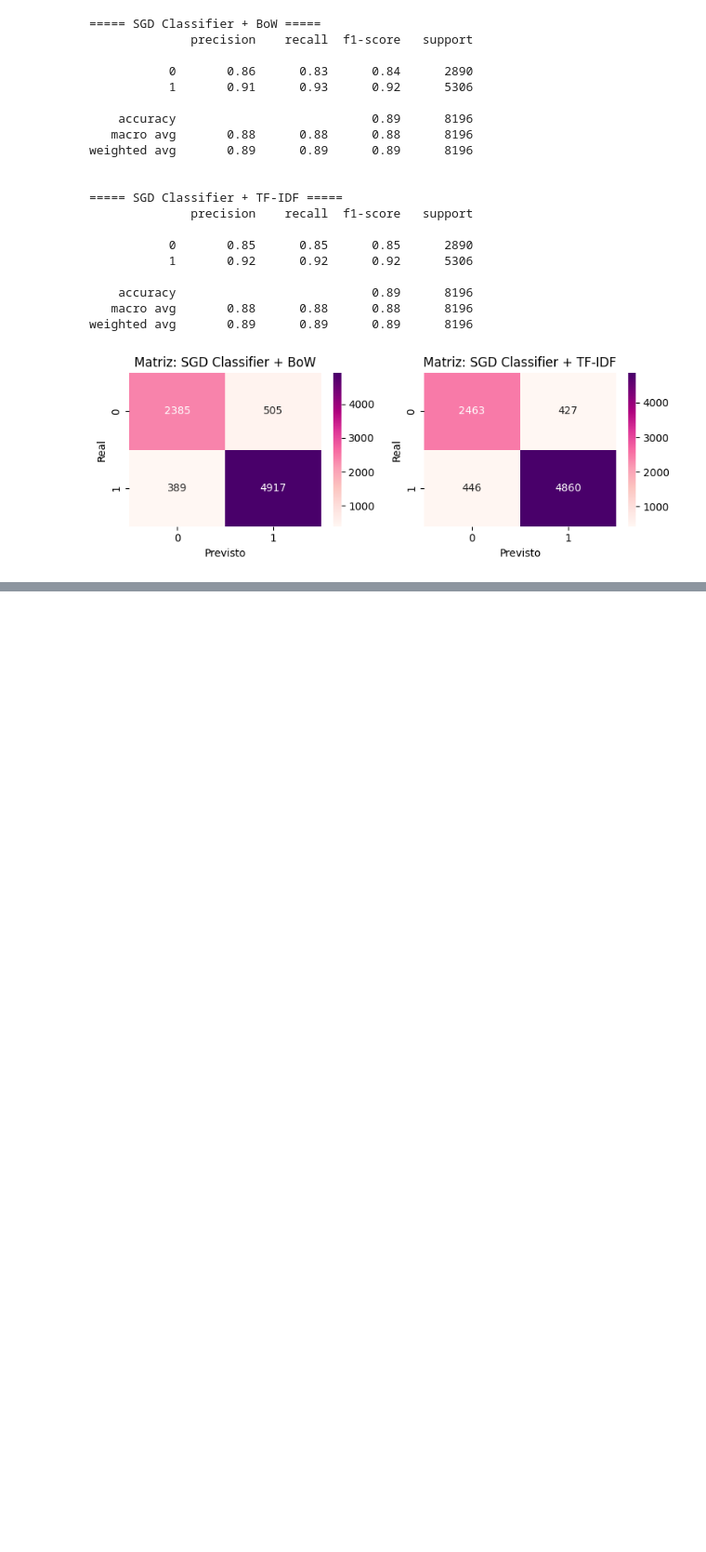
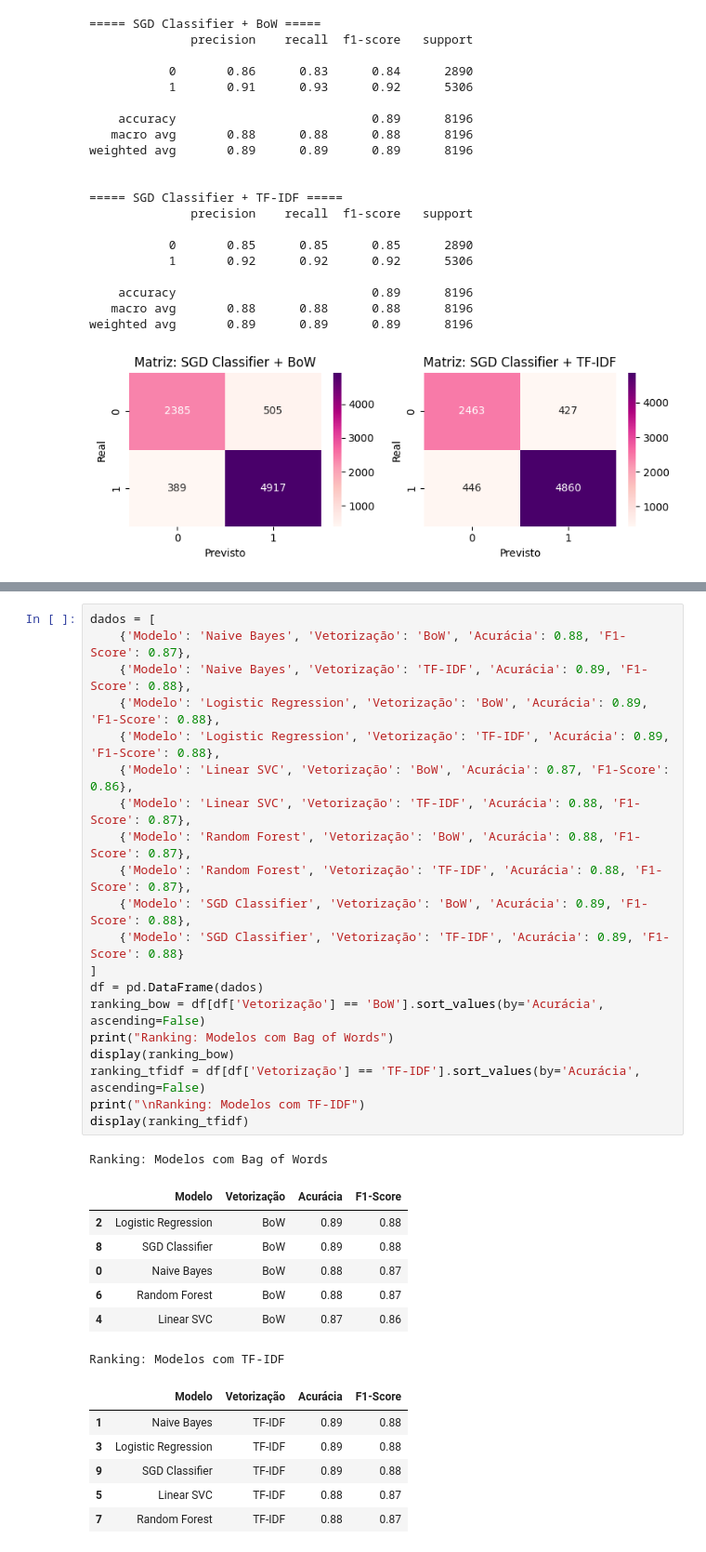
Before and after one commit to Masriaa/Ciencia-dos-Dados, a Jupyter notebook: notebooks/T3/NLP/reviews.ipynb, the cells around one changed output, grey strips where cells are left out. Shown at 93% size. Drawn from its saved outputs; the diff is of its cells as text; blank space fills up the shorter version.

Commit message:
Ranking de comparação de modelos.

```diff
--- a/notebooks/T3/NLP/reviews.ipynb
+++ b/notebooks/T3/NLP/reviews.ipynb
@@ -361,3 +365,38 @@ weighted avg       0.89      0.89      0.89      8196
+# %%
+dados = [
+    {'Modelo': 'Naive Bayes', 'Vetorização': 'BoW', 'Acurácia': 0.88, 'F1-Score': 0.87},
+    {'Modelo': 'Naive Bayes', 'Vetorização': 'TF-IDF', 'Acurácia': 0.89, 'F1-Score': 0.88},
+    {'Modelo': 'Logistic Regression', 'Vetorização': 'BoW', 'Acurácia': 0.89, 'F1-Score': 0.88},
+    {'Modelo': 'Logistic Regression', 'Vetorização': 'TF-IDF', 'Acurácia': 0.89, 'F1-Score': 0.88},
+    {'Modelo': 'Linear SVC', 'Vetorização': 'BoW', 'Acurácia': 0.87, 'F1-Score': 0.86},
+    {'Modelo': 'Linear SVC', 'Vetorização': 'TF-IDF', 'Acurácia': 0.88, 'F1-Score': 0.87},
+    {'Modelo': 'Random Forest', 'Vetorização': 'BoW', 'Acurácia': 0.88, 'F1-Score': 0.87},
+    {'Modelo': 'Random Forest', 'Vetorização': 'TF-IDF', 'Acurácia': 0.88, 'F1-Score': 0.87},
+    {'Modelo': 'SGD Classifier', 'Vetorização': 'BoW', 'Acurácia': 0.89, 'F1-Score': 0.88},
+    {'Modelo': 'SGD Classifier', 'Vetorização': 'TF-IDF', 'Acurácia': 0.89, 'F1-Score': 0.88}
+]
+df = pd.DataFrame(dados)
+ranking_bow = df[df['Vetorização'] == 'BoW'].sort_values(by='Acurácia', ascending=False)
+print("Ranking: Modelos com Bag of Words")
+display(ranking_bow)
+ranking_tfidf = df[df['Vetorização'] == 'TF-IDF'].sort_values(by='Acurácia', ascending=False)
+print("\nRanking: Modelos com TF-IDF")
+display(ranking_tfidf)
+# %% [output]
+Ranking: Modelos com Bag of Words
+|  | Modelo | Vetorização | Acurácia | F1-Score |
+| 2 | Logistic Regression | BoW | 0.89 | 0.88 |
+| 8 | SGD Classifier | BoW | 0.89 | 0.88 |
+| 0 | Naive Bayes | BoW | 0.88 | 0.87 |
+| 6 | Random Forest | BoW | 0.88 | 0.87 |
+| 4 | Linear SVC | BoW | 0.87 | 0.86 |
+Ranking: Modelos com TF-IDF
+|  | Modelo | Vetorização | Acurácia | F1-Score |
+| 1 | Naive Bayes | TF-IDF | 0.89 | 0.88 |
+| 3 | Logistic Regression | TF-IDF | 0.89 | 0.88 |
+| 9 | SGD Classifier | TF-IDF | 0.89 | 0.88 |
+| 5 | Linear SVC | TF-IDF | 0.88 | 0.87 |
+| 7 | Random Forest | TF-IDF | 0.88 | 0.87 |
 # %% [markdown]
 # 5. Visualização de Termos (Nuvem de Palavras)
 Nesta etapa, geramos nuvens de palavras para identificar visualmente os termos mais frequentes em cada categoria de sentimento.
```
Also changed, not shown: parts of 3 cells of this notebook.
